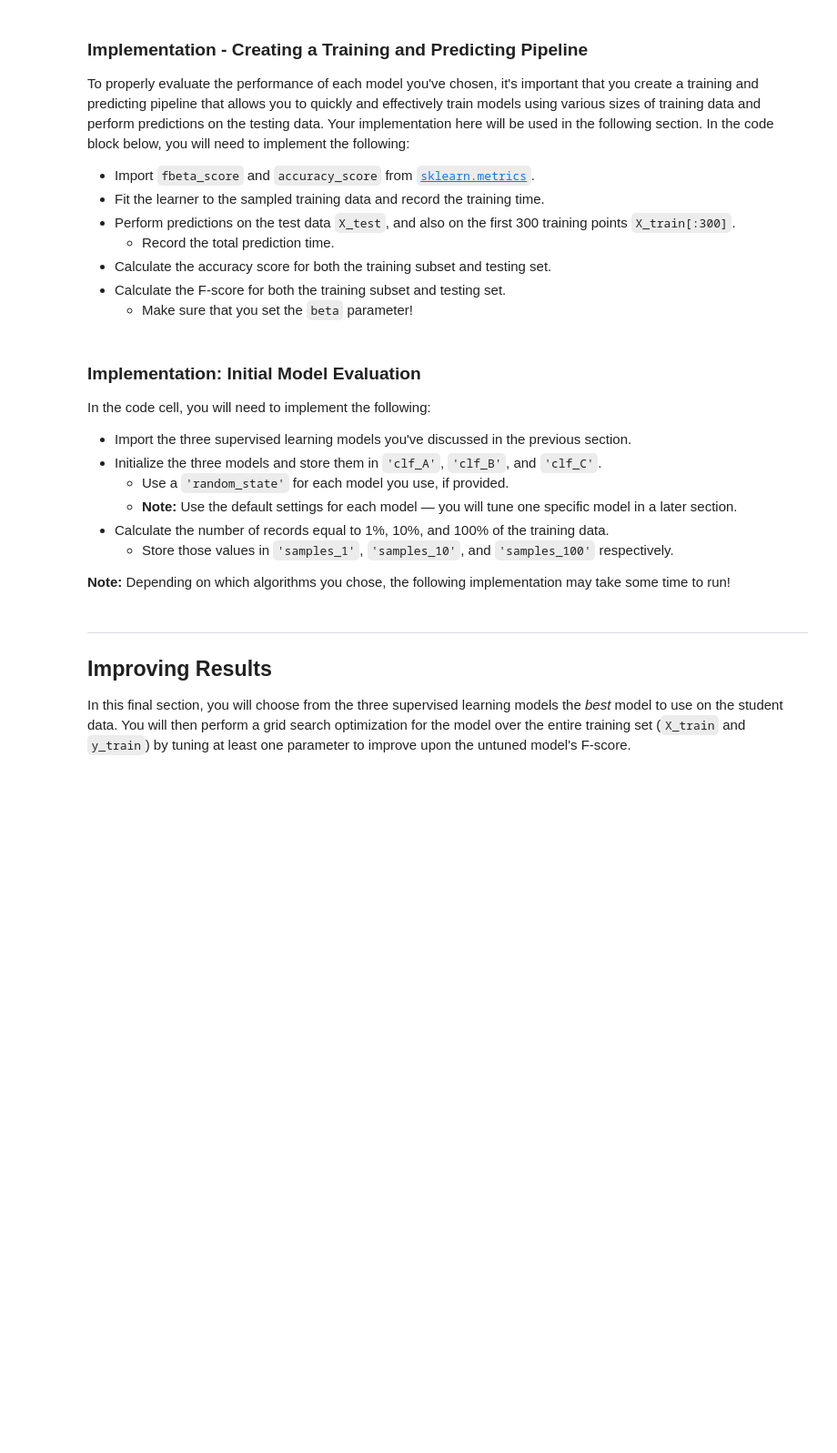
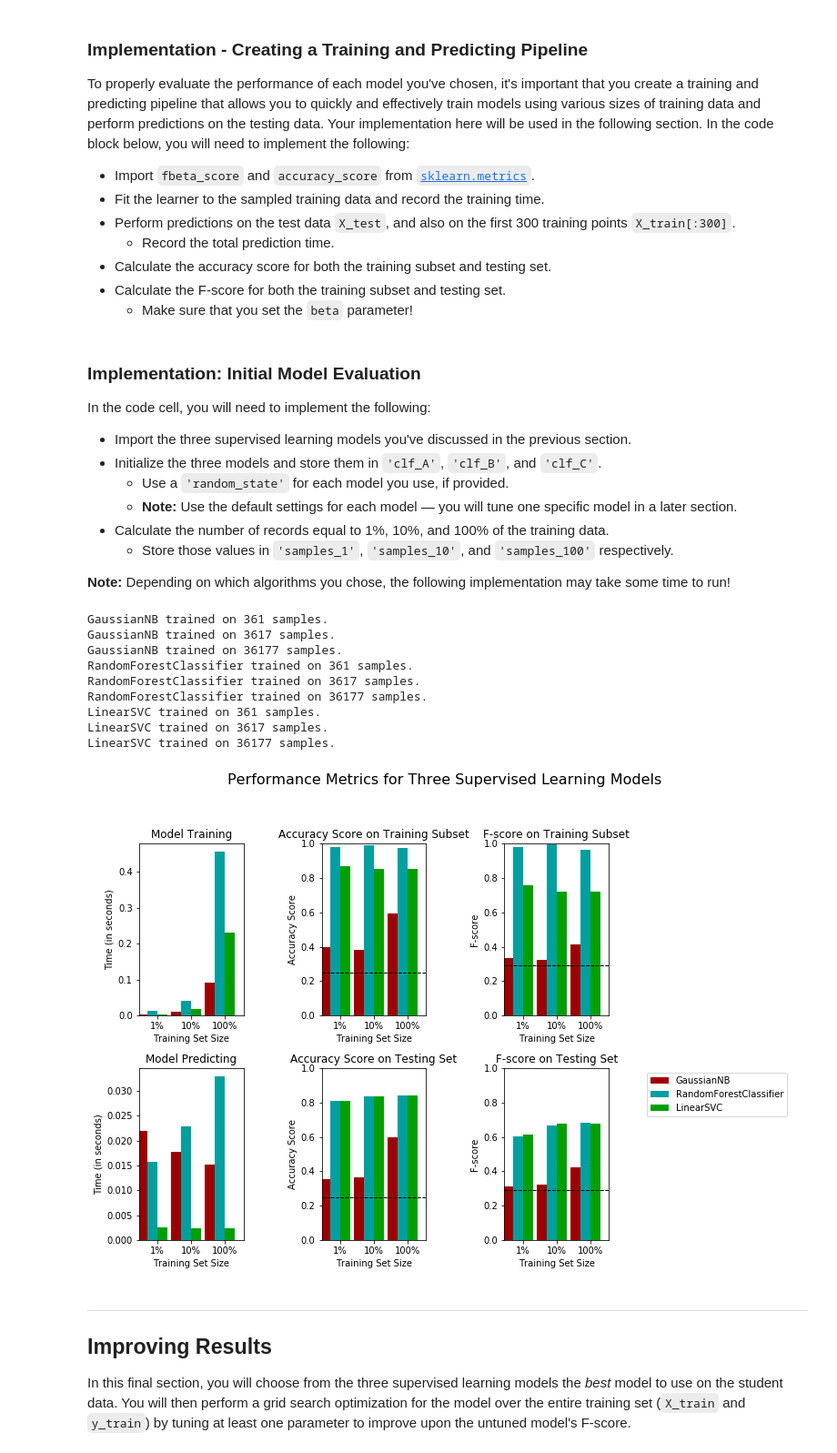
Before and after one commit to alexerfurt/machine-learning, a Jupyter notebook: projects/finding_donors/finding_donors.ipynb, the cells around one changed output. Shown: that part at 91% size. Drawn from its saved outputs; the diff is of its cells as text; code cells hidden in the pictures; blank space fills up the shorter version.

Commit message:
Initial changes
Test

```diff
--- a/projects/finding_donors/finding_donors.ipynb
+++ b/projects/finding_donors/finding_donors.ipynb
@@ -297,6 +323,8 @@ In the code block below, you will need to implement the following:
    - Make sure that you set the `beta` parameter!
 # %%
 # TODO: Import two metrics from sklearn - fbeta_score and accuracy_score
+from sklearn.metrics import fbeta_score
+from sklearn.metrics import accuracy_score
 
 def train_predict(learner, sample_size, X_train, y_train, X_test, y_test):
     '''
@@ -310,36 +338,37 @@ def train_predict(learner, sample_size, X_train, y_train, X_test, y_test):
     '''
 
     results = {}
+    beta = 0.5 # putting more emphasis on precision as the charity really wants to make sure that they are not approaching someone who earns <=50K
 
     # TODO: Fit the learner to the training data using slicing with 'sample_size' using .fit(training_features[:], training_labels[:])
     start = time() # Get start time
-    learner = None
+    learner = learner.fit(X_train[:sample_size], y_train[:sample_size])
     end = time() # Get end time
 
     # TODO: Calculate the training time
-    results['train_time'] = None
+    results['train_time'] = end - start
 
     # TODO: Get the predictions on the test set(X_test),
     #       then get predictions on the first 300 training samples(X_train) using .predict()
     start = time() # Get start time
-    predictions_test = None
-    predictions_train = None
+    predictions_test = learner.predict(X_test)
+    predictions_train = learner.predict(X_train[:300])
     end = time() # Get end time
 
     # TODO: Calculate the total prediction time
-    results['pred_time'] = None
+    results['pred_time'] = end - start
 
     # TODO: Compute accuracy on the first 300 training samples which is y_train[:300]
-    results['acc_train'] = None
+    results['acc_train'] = accuracy_score(y_train[:300], predictions_train)
 
     # TODO: Compute accuracy on test set using accuracy_score()
-    results['acc_test'] = None
+    results['acc_test'] = accuracy_score(y_test, predictions_test)
 
     # TODO: Compute F-score on the the first 300 training samples using fbeta_score()
-    results['f_train'] = None
+    results['f_train'] = fbeta_score(y_train[:300], predictions_train, beta)
 
     # TODO: Compute F-score on the test set which is y_test
-    results['f_test'] = None
+    results['f_test'] = fbeta_score(y_test, predictions_test, beta)
 
     # Success
     print("{} trained on {} samples.".format(learner.__class__.__name__, sample_size))
@@ -359,31 +388,46 @@ In the code cell, you will need to implement the following:
 **Note:** Depending on which algorithms you chose, the following implementation may take some time to run!
 # %%
 # TODO: Import the three supervised learning models from sklearn
+from sklearn.naive_bayes import GaussianNB
+from sklearn.ensemble import RandomForestClassifier
+from sklearn.svm import LinearSVC
+
 
 # TODO: Initialize the three models
-clf_A = None
-clf_B = None
-clf_C = None
+clf_A = GaussianNB()
+clf_B = RandomForestClassifier(random_state=42)
+clf_C = LinearSVC(C=1,loss="hinge",random_state=42)
 
 # TODO: Calculate the number of samples for 1%, 10%, and 100% of the training data
 # HINT: samples_100 is the entire training set i.e. len(y_train)
 # HINT: samples_10 is 10% of samples_100 (ensure to set the count of the values to be `int` and not `float`)
 # HINT: samples_1 is 1% of samples_100 (ensure to set the count of the values to be `int` and not `float`)
-samples_100 = None
-samples_10 = None
-samples_1 = None
+samples_100 = len(y_train)
+samples_10 = int(len(y_train)*0.1)
+samples_1 = int(len(y_train)*0.01)
 
 # Collect results on the learners
 results = {}
 for clf in [clf_A, clf_B, clf_C]:
     clf_name = clf.__class__.__name__
     results[clf_name] = {}
     for i, samples in enumerate([samples_1, samples_10, samples_100]):
         results[clf_name][i] = \
         train_predict(clf, samples, X_train, y_train, X_test, y_test)
 
 # Run metrics visualization for the three supervised learning models chosen
 vs.evaluate(results, accuracy, fscore)
+# %% [output]
+GaussianNB trained on 361 samples.
+GaussianNB trained on 3617 samples.
+GaussianNB trained on 36177 samples.
+RandomForestClassifier trained on 361 samples.
+RandomForestClassifier trained on 3617 samples.
+RandomForestClassifier trained on 36177 samples.
+LinearSVC trained on 361 samples.
+LinearSVC trained on 3617 samples.
+LinearSVC trained on 36177 samples.
+[figure, added]
 # %% [markdown]
 ----
 ## Improving Results
```
Also changed, not shown: parts of 21 cells of this notebook, 2 other files.
